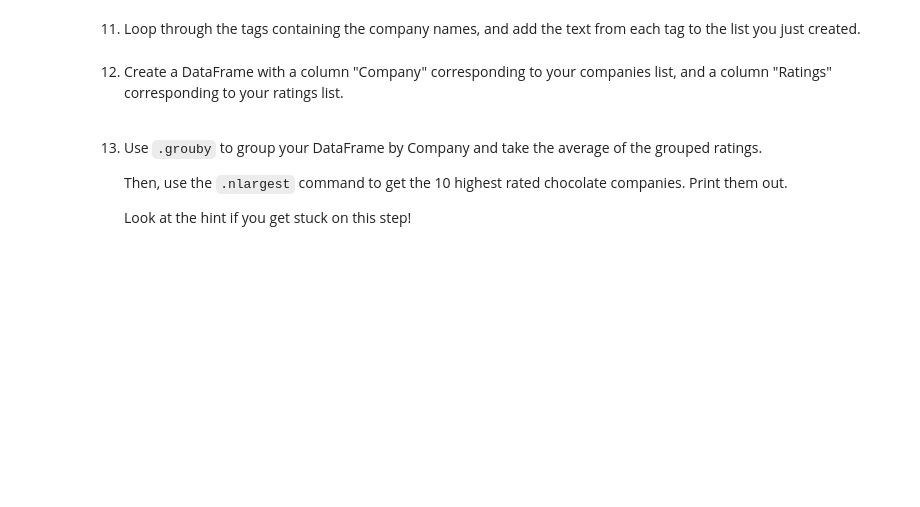
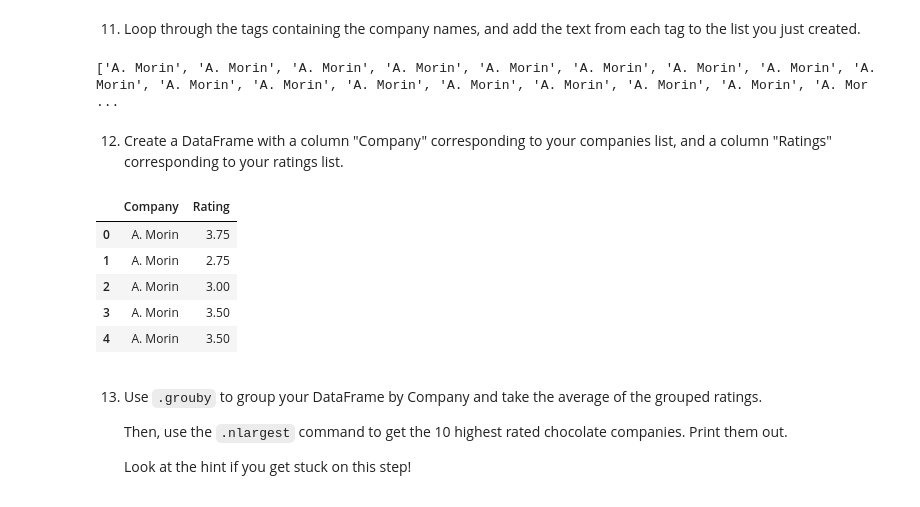
Before and after one commit to didacuscha/Scraping-Beautiful-Soop, a Jupyter notebook: [Chocolate Scraping with Beautiful Soup].ipynb, the cells around one changed output. Drawn from its saved outputs; the diff is of its cells as text; code cells hidden in the pictures; blank space fills up the shorter version.

```diff
--- a/[Chocolate Scraping with Beautiful Soup].ipynb
+++ b/[Chocolate Scraping with Beautiful Soup].ipynb
@@ -97,12 +99,34 @@ plt.hist(ratings)
 9. We want to now find the 10 most highly rated chocolatiers. One way to do this is to make a DataFrame that has the chocolate companies in one column, and the ratings in another. Then, we can do a `groupby` to find the ones with the highest average rating.
 
    First, let's find all tags on the webpage that contain the company names.
+# %%
+companies_data = soup.find_all(attrs={"class": "Company"})
 # %% [markdown]
 10. Just like we did with ratings, we now want to make an empty list to hold company names.
+# %%
+companies = []
 # %% [markdown]
 11. Loop through the tags containing the company names, and add the text from each tag to the list you just created.
+# %%
+for company in companies_data[1:]:
+    companies.append(company.string)
+
+print(companies)
+# %% [output]
+['A. Morin', 'A. Morin', 'A. Morin', 'A. Morin', 'A. Morin', 'A. Morin', 'A. Morin', 'A. Morin', 'A. Morin', 'A. Morin', 'A. Morin', 'A. Morin', 'A. Morin', 'A. Morin', 'A. Morin', 'A. Morin', 'A. Mor ...
 # %% [markdown]
 12. Create a DataFrame with a column "Company" corresponding to your companies list, and a column "Ratings" corresponding to your ratings list.
+# %%
+dict = {"Company": companies, "Rating": ratings}
+df = pd.DataFrame.from_dict(dict)
+df.head()
+# %% [output]
+|  | Company | Rating |
+| 0 | A. Morin | 3.75 |
+| 1 | A. Morin | 2.75 |
+| 2 | A. Morin | 3.00 |
+| 3 | A. Morin | 3.50 |
+| 4 | A. Morin | 3.50 |
 # %% [markdown]
 13. Use `.grouby` to group your DataFrame by Company and take the average of the grouped ratings.
 
```
Also changed, not shown: parts of 11 cells of this notebook.
